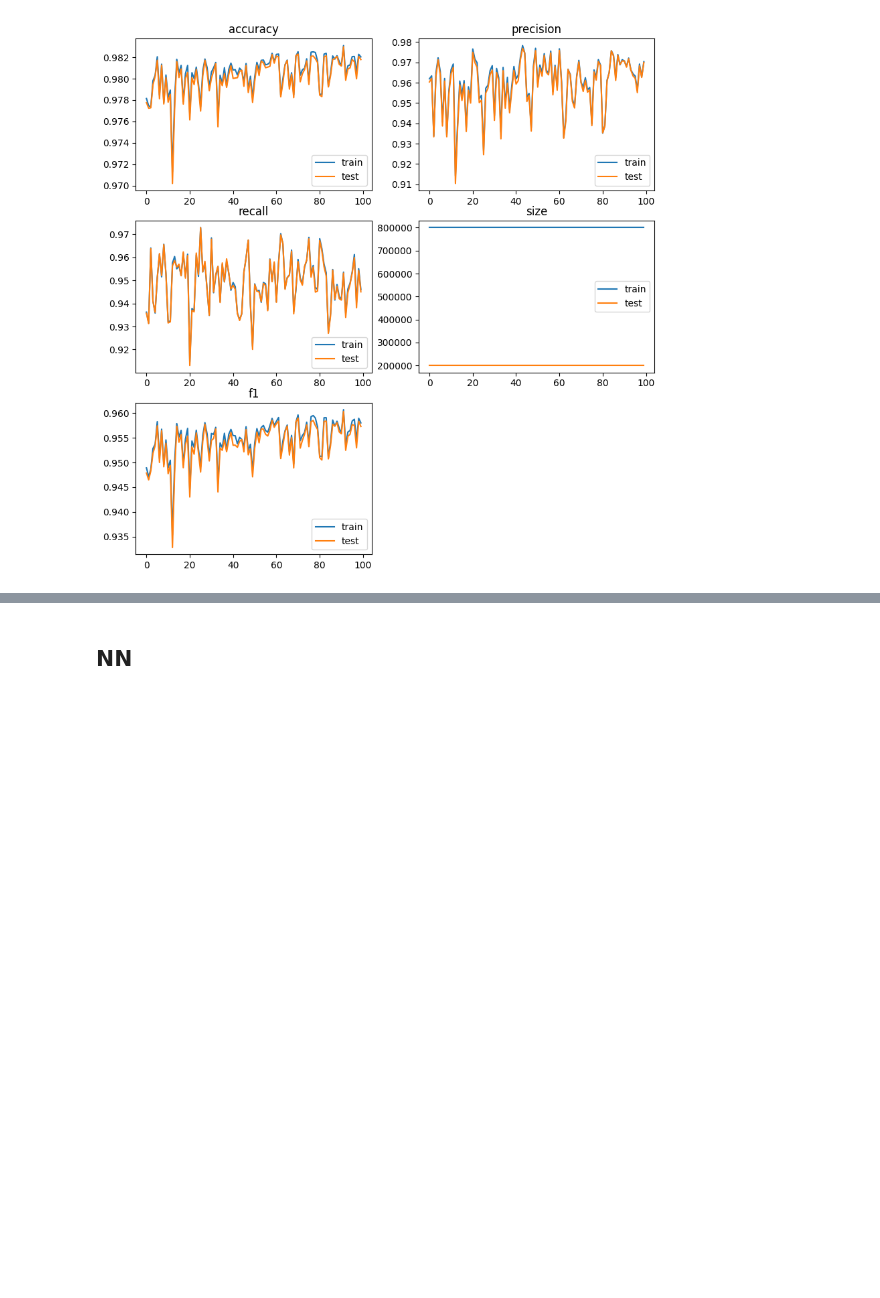
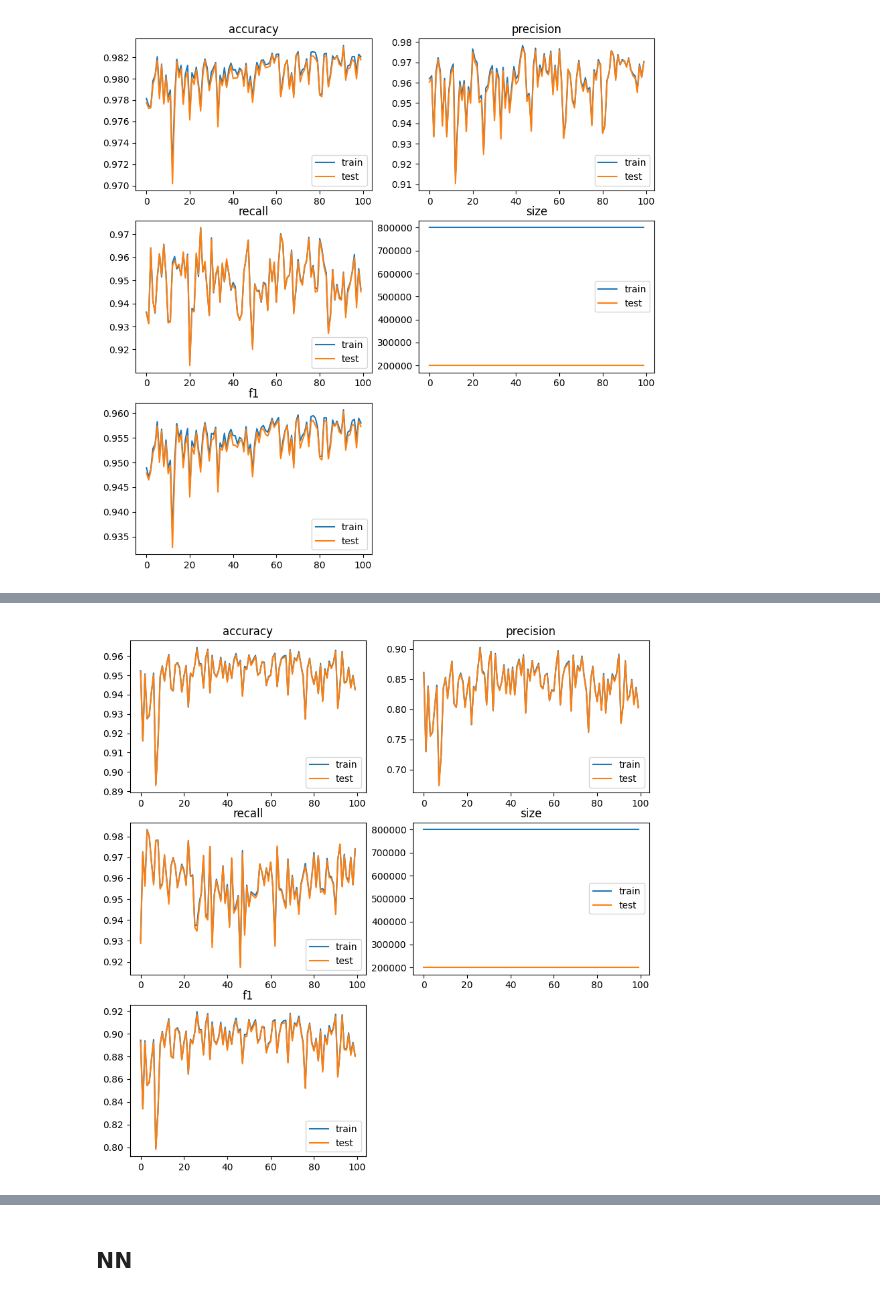
Before and after one commit to borisvasilevskiy/GNN_solves_algorithms_on_graphs, a Jupyter notebook: src/Is_Planar.ipynb, the cells around one changed output, grey strips where cells are left out. Drawn from its saved outputs; the diff is of its cells as text; code cells hidden in the pictures; blank space fills up the shorter version.

```diff
--- a/src/Is_Planar.ipynb
+++ b/src/Is_Planar.ipynb
@@ -150,0 +208,10 @@ Epoch:  100, Train: accuracy=0.9820, precision=0.9703, recall=0.9460, size=80000
+# %%
+# SAGE with 3 layers but 20 hidden channels
+
+sage_h20_model = CustomSAGE(hidden_layers=3, hidden_channels=20, num_node_features=ds_onehot_8.num_node_features,
+                          num_classes=2)
+print(sage_h20_model)
+
+te = TrainEval(sage_h20_model)
+te.main(NUM_EPOCH, onehot_8_train_loader, onehot_8_test_loader)
+# %% [output]
@@ -150,0 +235 @@ Epoch:  100, Train: accuracy=0.9820, precision=0.9703, recall=0.9460, size=80000
+[figure, added]
```
Also changed, not shown: parts of 9 cells of this notebook, 3 other files.
